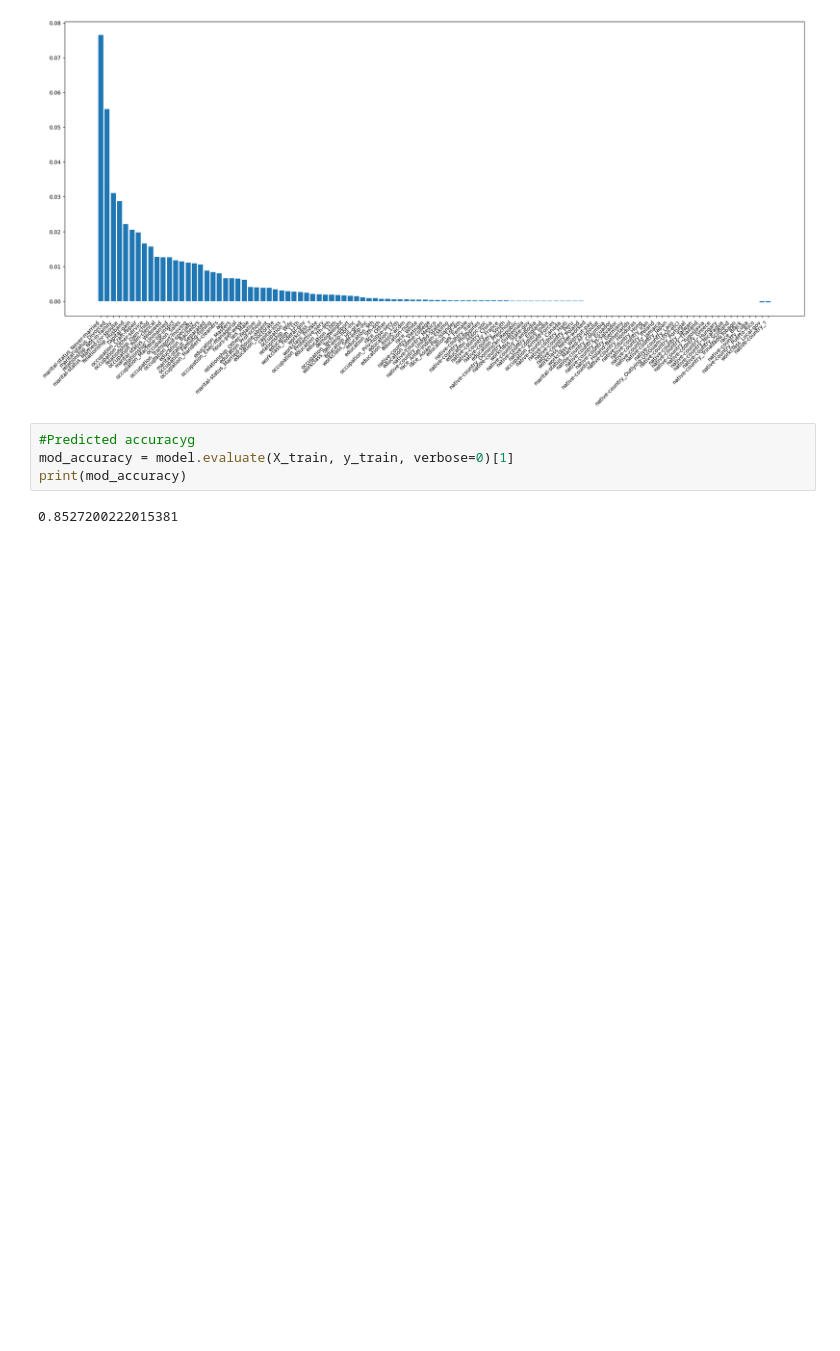
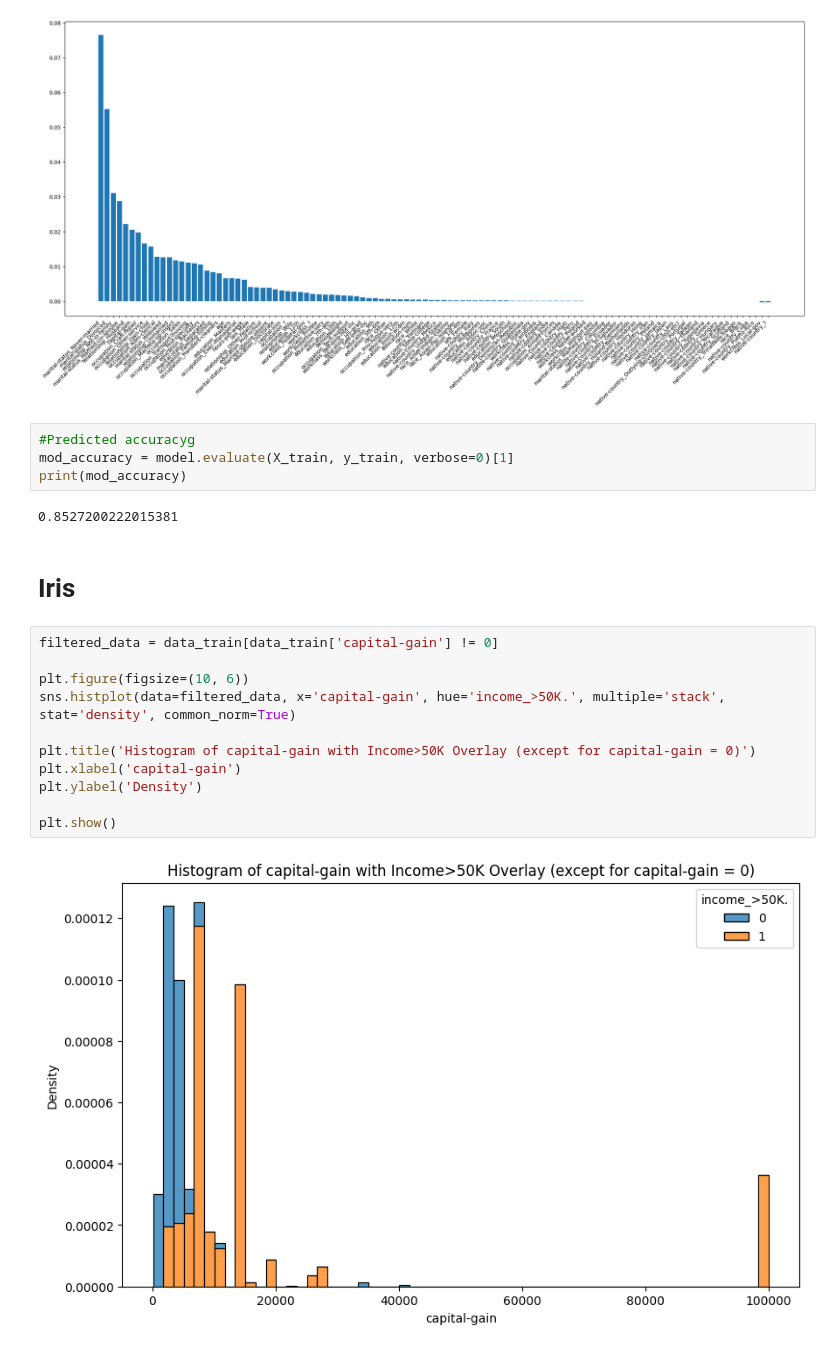
Before and after one commit to eric-pding/RSM8413_Group_Assignment_1, a Jupyter notebook: RSM8413_Group_Assignment_3.ipynb, the cells around one changed output. Saved outputs shown, nothing was run; the diff lists cells and outputs as text; blank space fills up the shorter version.

```diff
--- a/RSM8413_Group_Assignment_3.ipynb
+++ b/RSM8413_Group_Assignment_3.ipynb
@@ -296,3 +296,18 @@ mod_accuracy = model.evaluate(X_train, y_train, verbose=0)[1]
 print(mod_accuracy)
 # %% [output]
 0.8527200222015381
+# %% [markdown]
+# Iris
+# %%
+filtered_data = data_train[data_train['capital-gain'] != 0]
+
+plt.figure(figsize=(10, 6))
+sns.histplot(data=filtered_data, x='capital-gain', hue='income_>50K.', multiple='stack', stat='density', common_norm=True)
+
+plt.title('Histogram of capital-gain with Income>50K Overlay (except for capital-gain = 0)')
+plt.xlabel('capital-gain')
+plt.ylabel('Density')
+
+plt.show()
+# %% [output]
+[figure, added]
```
Also changed, not shown: parts of 3 cells of this notebook.
